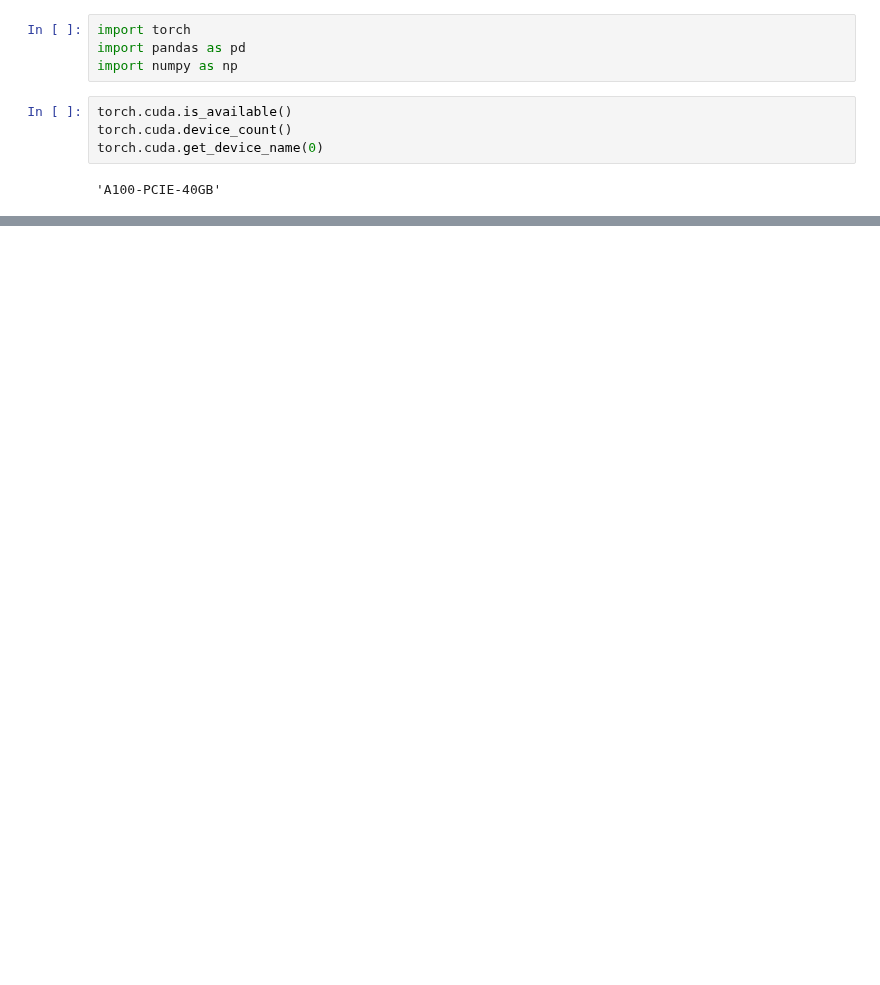
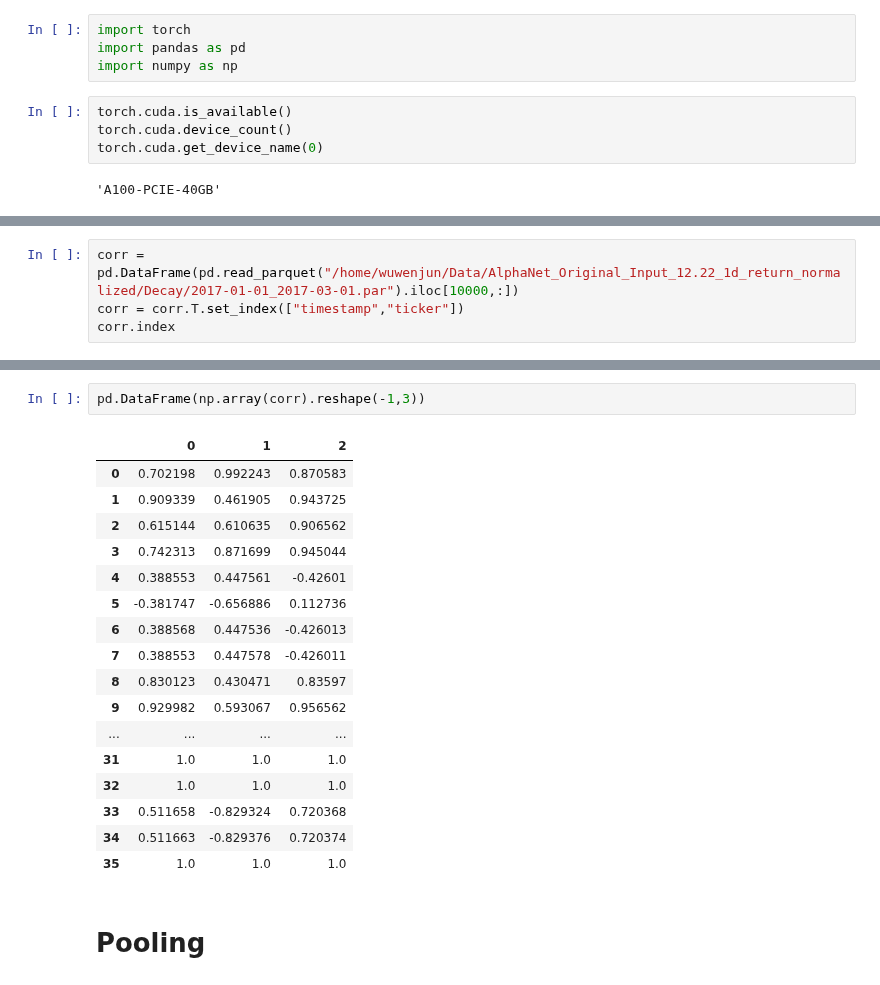
Before and after one commit to June24-Wu/Shannon, a Jupyter notebook: AlphaNet/12.23/Untitled.ipynb, the cells around one changed output, grey strips where cells are left out. Drawn from its saved outputs; the diff is of its cells as text; blank space fills up the shorter version.

```diff
--- a/AlphaNet/12.23/Untitled.ipynb
+++ b/AlphaNet/12.23/Untitled.ipynb
@@ -292,0 +96,4 @@ data['open'].unstack().rolling(window=10).std()
+# %%
+corr = pd.DataFrame(pd.read_parquet("/home/wuwenjun/Data/AlphaNet_Original_Input_12.22_1d_return_normalized/Decay/2017-01-01_2017-03-01.par").iloc[10000,:])
+corr = corr.T.set_index(["timestamp","ticker"])
+corr.index
@@ -292,0 +117,22 @@ data['open'].unstack().rolling(window=10).std()
+# %%
+pd.DataFrame(np.array(corr).reshape(-1,3))
+# %% [output]
+|  | 0 | 1 | 2 |
+| 0 | 0.702198 | 0.992243 | 0.870583 |
+| 1 | 0.909339 | 0.461905 | 0.943725 |
+| 2 | 0.615144 | 0.610635 | 0.906562 |
+| 3 | 0.742313 | 0.871699 | 0.945044 |
+| 4 | 0.388553 | 0.447561 | -0.42601 |
+| 5 | -0.381747 | -0.656886 | 0.112736 |
+| 6 | 0.388568 | 0.447536 | -0.426013 |
+| 7 | 0.388553 | 0.447578 | -0.426011 |
+| 8 | 0.830123 | 0.430471 | 0.83597 |
+| 9 | 0.929982 | 0.593067 | 0.956562 |
+| ... | ... | ... | ... |
+| 31 | 1.0 | 1.0 | 1.0 |
+| 32 | 1.0 | 1.0 | 1.0 |
+| 33 | 0.511658 | -0.829324 | 0.720368 |
+| 34 | 0.511663 | -0.829376 | 0.720374 |
+| 35 | 1.0 | 1.0 | 1.0 |
+# %% [markdown]
+# Pooling
```
Also changed, not shown: parts of 34 cells of this notebook, 3 other files.
